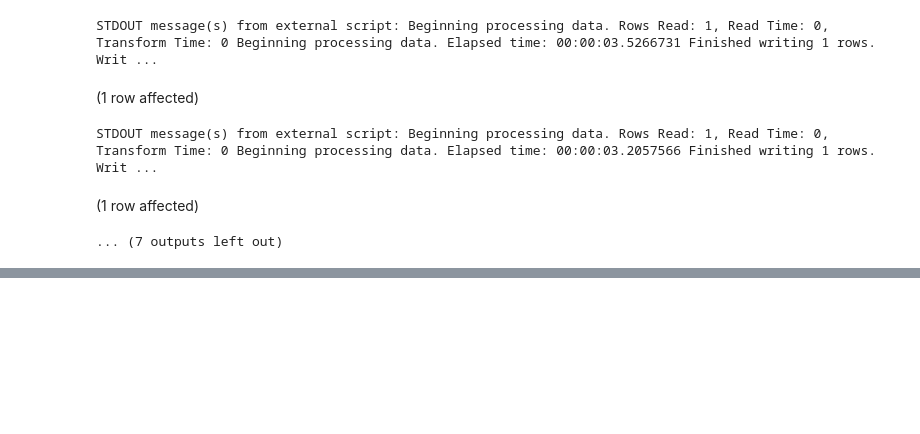
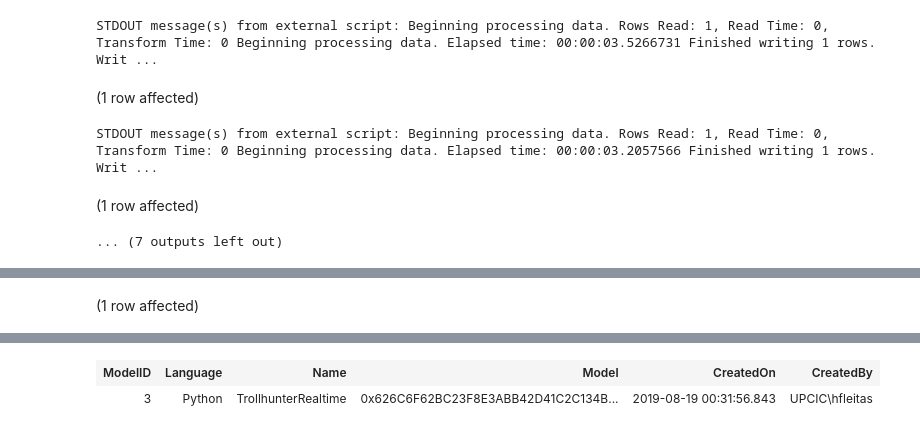
Before and after one commit to hfleitas/seattle2019, a Jupyter notebook: 2SentimentPrediction/SentimentPrediction.ipynb, the cells around one changed output, grey strips where cells are left out. Drawn from its saved outputs; the diff is of its cells as text; code cells hidden in the pictures; blank space fills up the shorter version.

```diff
--- a/2SentimentPrediction/SentimentPrediction.ipynb
+++ b/2SentimentPrediction/SentimentPrediction.ipynb
@@ -71,0 +60,13 @@ Total execution time: 00:00:00.370
+# %%
+drop table if exists models;
+create table models (
+    ModelID         int             identity(1,1) primary key clustered,
+    Language		varchar(30)     not null default('Python'),
+    Name		    nvarchar(30)    not null,
+    Model			varbinary(max)  ,
+    CreatedOn	    datetime        default(getdate()),
+    CreatedBy		nvarchar(500)   default(suser_sname())
+);
+go
+# %% [output]
+(1 row affected)
@@ -71,0 +74,2 @@ Total execution time: 00:00:00.370
+| ModelID | Language | Name | Model | CreatedOn | CreatedBy |
+| 3 | Python | TrollhunterRealtime | 0x626C6F62BC23F8E3ABB42D41C2C134B... | 2019-08-19 00:31:56.843 | UPCIC\hfleitas |
```
Also changed, not shown: parts of 2 cells of this notebook, 1 other file.
